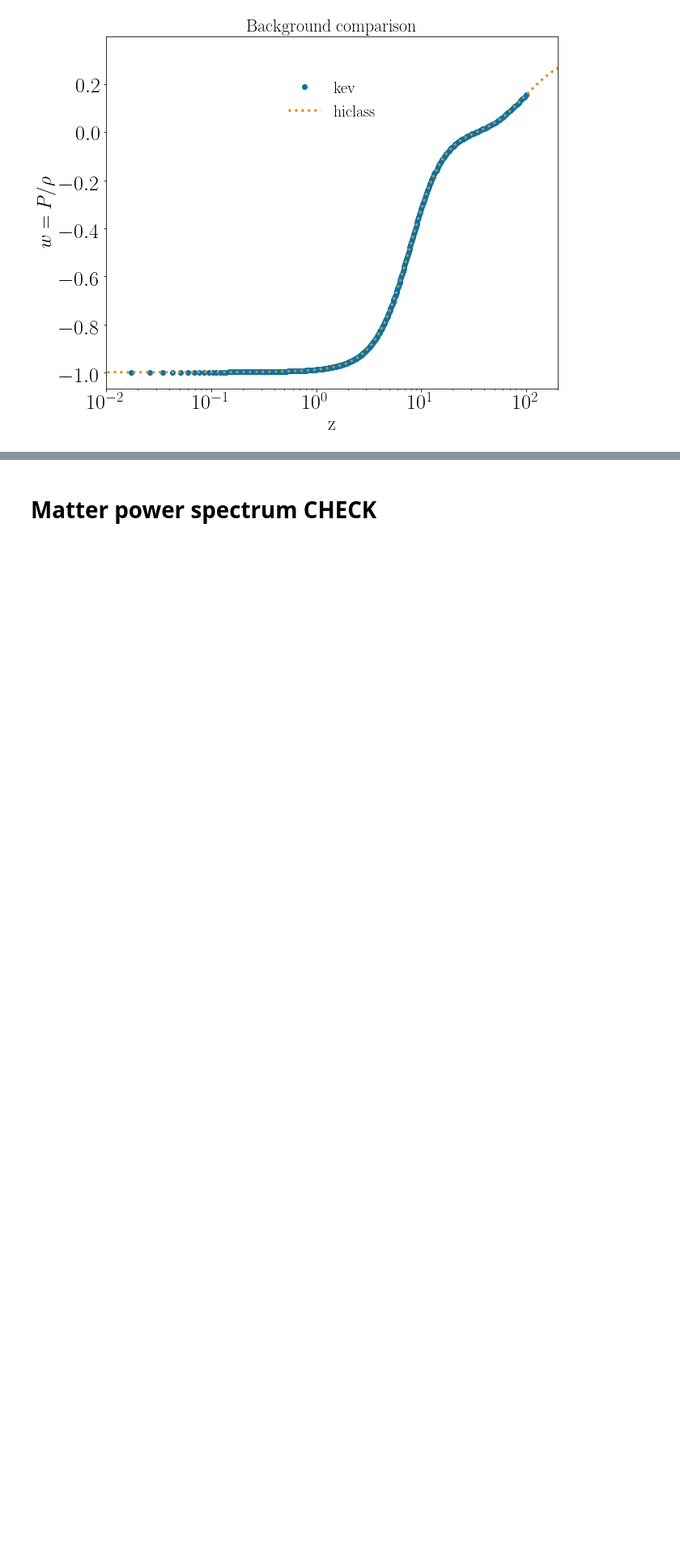
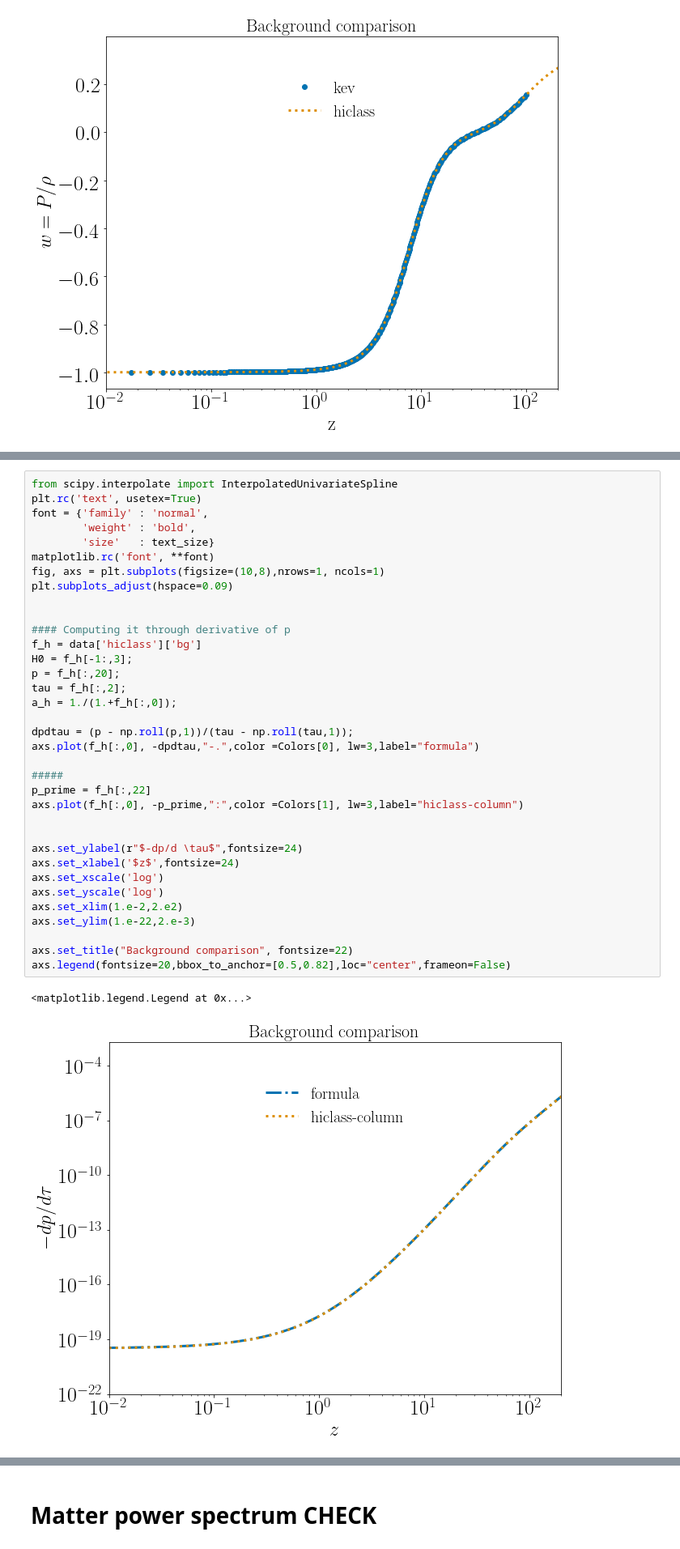
Before and after one commit to FarbodHassani/k-evolution_devel, a Jupyter notebook: Notebooks/k-evolution_k_essence_power.ipynb, the cells around one changed output, grey strips where cells are left out. Shown at 81% size. Cells and saved outputs as stored; diff of their text form; blank space fills up the shorter version.

```diff
--- a/Notebooks/k-evolution_k_essence_power.ipynb
+++ b/Notebooks/k-evolution_k_essence_power.ipynb
@@ -499,0 +542,38 @@ axs.legend(fontsize=20,bbox_to_anchor=[0.5,0.82],loc="center",frameon=False)
+# %%
+from scipy.interpolate import InterpolatedUnivariateSpline
+plt.rc('text', usetex=True)
+font = {'family' : 'normal',
+        'weight' : 'bold',
+        'size'   : text_size}
+matplotlib.rc('font', **font)
+fig, axs = plt.subplots(figsize=(10,8),nrows=1, ncols=1)
+plt.subplots_adjust(hspace=0.09)
+
+
+#### Computing it through derivative of p
+f_h = data['hiclass']['bg']
+H0 = f_h[-1:,3];
+p = f_h[:,20];
+tau = f_h[:,2];
+a_h = 1./(1.+f_h[:,0]);
+
+dpdtau = (p - np.roll(p,1))/(tau - np.roll(tau,1));
+axs.plot(f_h[:,0], -dpdtau,"-.",color =Colors[0], lw=3,label="formula")
+
+#####
+p_prime = f_h[:,22]
+axs.plot(f_h[:,0], -p_prime,":",color =Colors[1], lw=3,label="hiclass-column")
+
+
+axs.set_ylabel(r"$-dp/d \tau$",fontsize=24)
+axs.set_xlabel('$z$',fontsize=24)
+axs.set_xscale('log')
+axs.set_yscale('log')
+axs.set_xlim(1.e-2,2.e2)
+axs.set_ylim(1.e-22,2.e-3)
+
+axs.set_title("Background comparison", fontsize=22)
+axs.legend(fontsize=20,bbox_to_anchor=[0.5,0.82],loc="center",frameon=False)
+# %% [output]
+<matplotlib.legend.Legend at 0x...>
+[figure, added]
```
Also changed, not shown: parts of 11 cells of this notebook, 14 other files.
